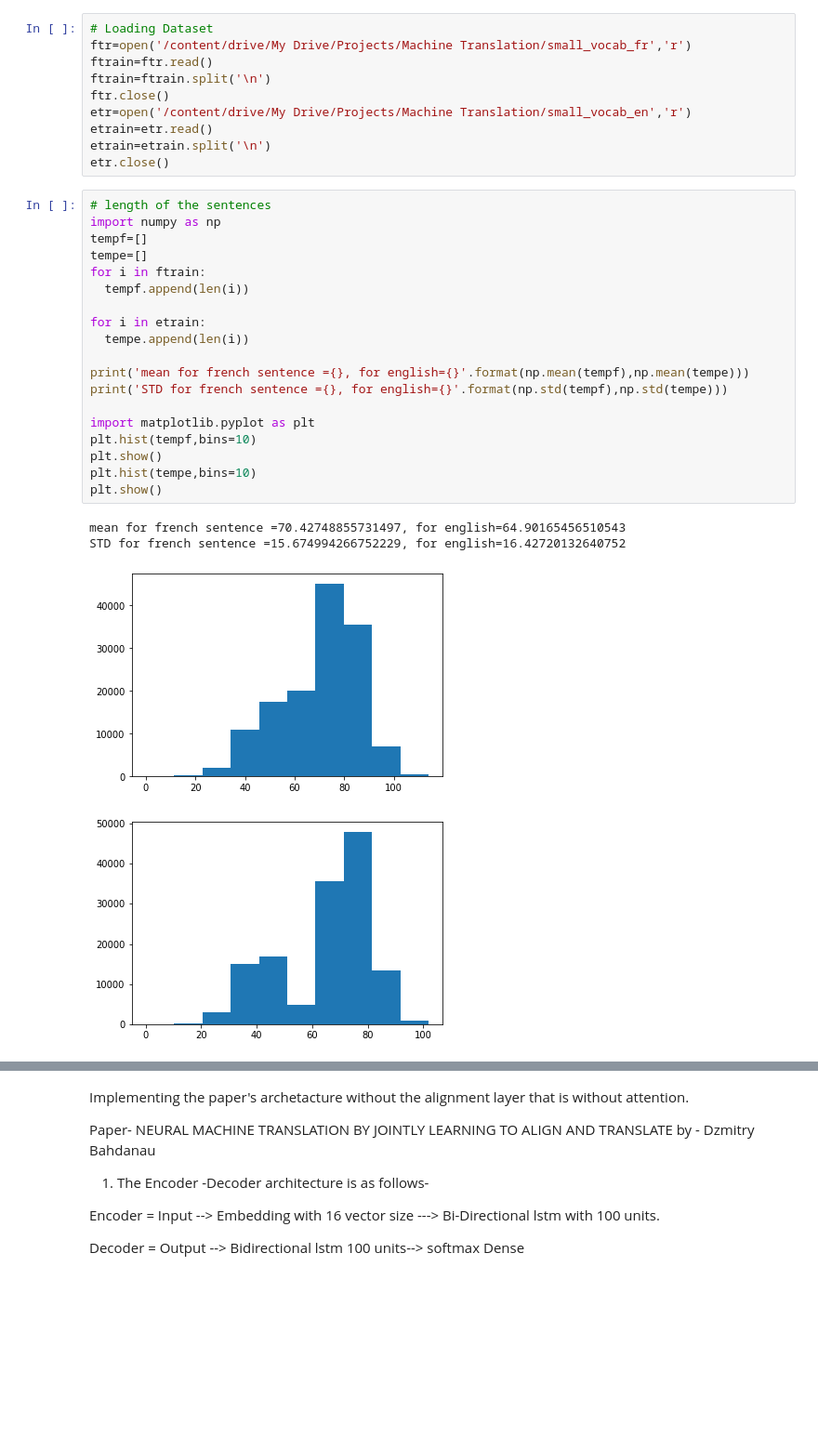
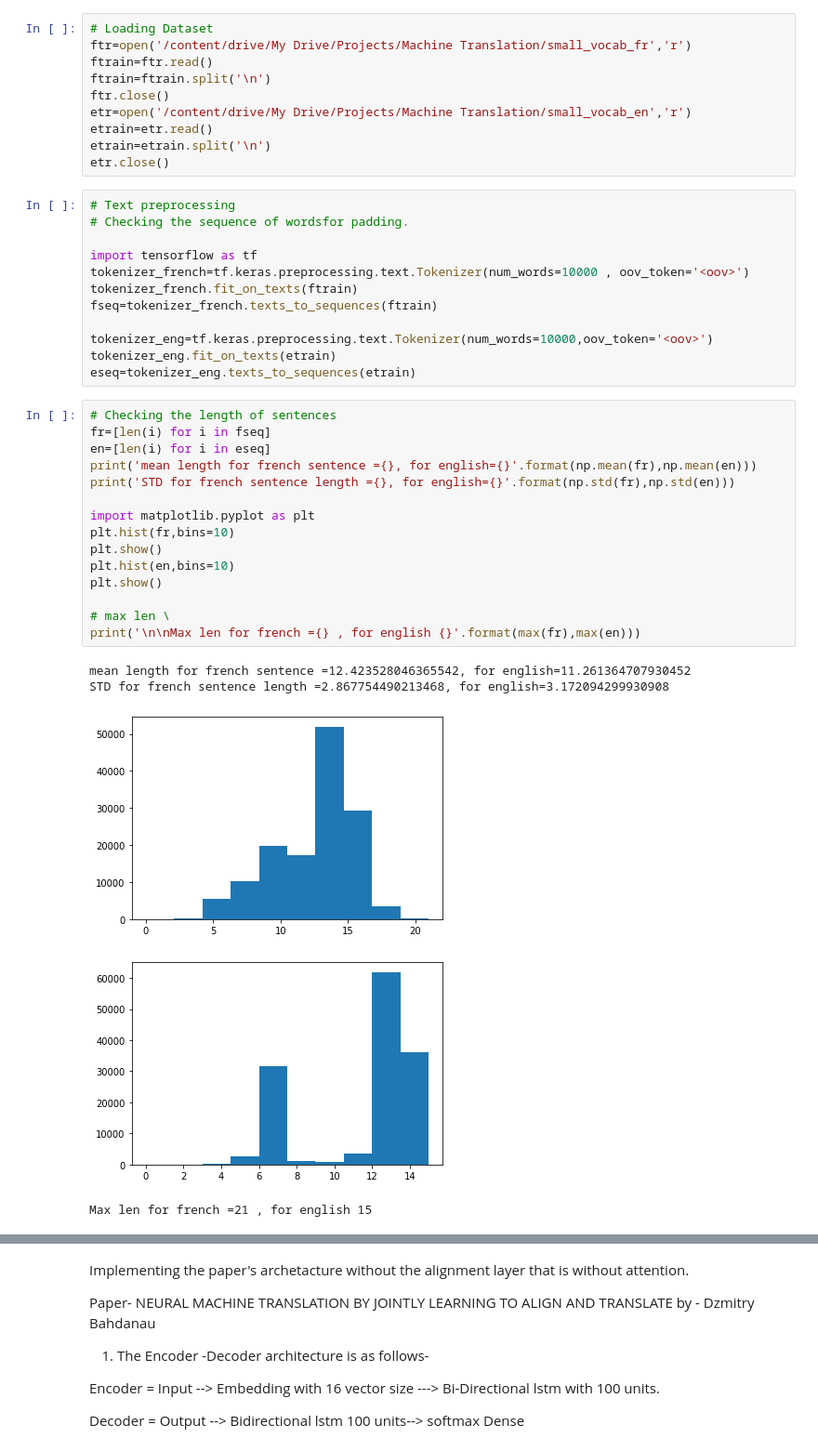
Before and after one commit to Patil-Onkar/Machine-Translation, a Jupyter notebook: Machine translation Using Attention.ipynb, the cells around one changed output, grey strips where cells are left out. Shown at 93% size. Drawn from its saved outputs; the diff is of its cells as text; blank space fills up the shorter version.

```diff
--- a/Machine translation Using Attention.ipynb
+++ b/Machine translation Using Attention.ipynb
@@ -13,28 +15,37 @@ etr=open('/content/drive/My Drive/Projects/Machine Translation/small_vocab_en','
 etrain=etr.read()
 etrain=etrain.split('\n')
 etr.close()
+# %%
+# Text preprocessing
+# Checking the sequence of wordsfor padding.
+
+import tensorflow as tf
+tokenizer_french=tf.keras.preprocessing.text.Tokenizer(num_words=10000 , oov_token='<oov>')
+tokenizer_french.fit_on_texts(ftrain)
+fseq=tokenizer_french.texts_to_sequences(ftrain)
+
+tokenizer_eng=tf.keras.preprocessing.text.Tokenizer(num_words=10000,oov_token='<oov>')
+tokenizer_eng.fit_on_texts(etrain)
+eseq=tokenizer_eng.texts_to_sequences(etrain)
 # %%
-# length of the sentences
-import numpy as np
-tempf=[]
-tempe=[]
-for i in ftrain:
-  tempf.append(len(i))
-
-for i in etrain:
-  tempe.append(len(i))
-
-print('mean for french sentence ={}, for english={}'.format(np.mean(tempf),np.mean(tempe)))
-print('STD for french sentence ={}, for english={}'.format(np.std(tempf),np.std(tempe)))
+# Checking the length of sentences
+fr=[len(i) for i in fseq]
+en=[len(i) for i in eseq]
+print('mean length for french sentence ={}, for english={}'.format(np.mean(fr),np.mean(en)))
+print('STD for french sentence length ={}, for english={}'.format(np.std(fr),np.std(en)))
 
 import matplotlib.pyplot as plt
-plt.hist(tempf,bins=10)
+plt.hist(fr,bins=10)
 plt.show()
-plt.hist(tempe,bins=10)
+plt.hist(en,bins=10)
 plt.show()
+
+# max len \
+print('\n\nMax len for french ={} , for english {}'.format(max(fr),max(en)))
 # %% [output]
-mean for french sentence =70.42748855731497, for english=64.90165456510543
-STD for french sentence =15.674994266752229, for english=16.42720132640752
+mean length for french sentence =12.423528046365542, for english=11.261364707930452
+STD for french sentence length =2.867754490213468, for english=3.172094299930908
-[figure, old version]
+[figure, new version]
-[figure, old version]
+[figure, new version]
+Max len for french =21 , for english 15
 # %%
```
Also changed, not shown: parts of 47 cells of this notebook.
